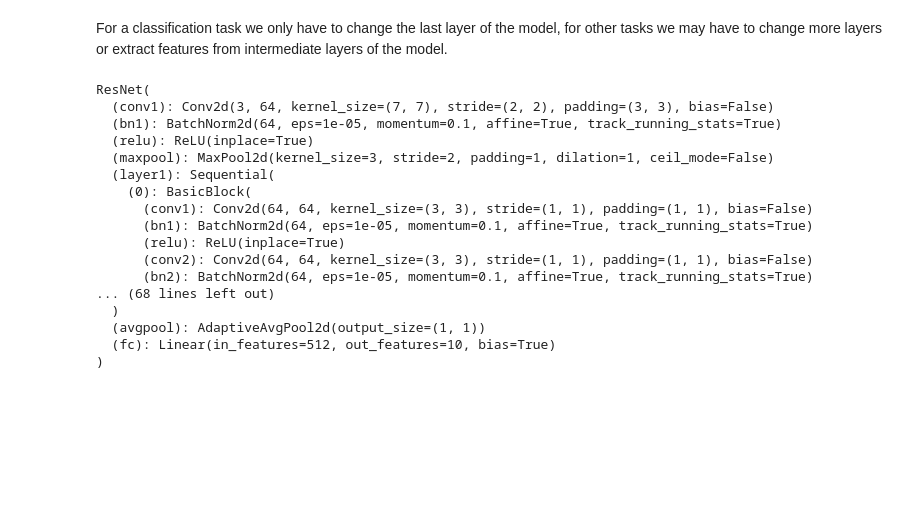
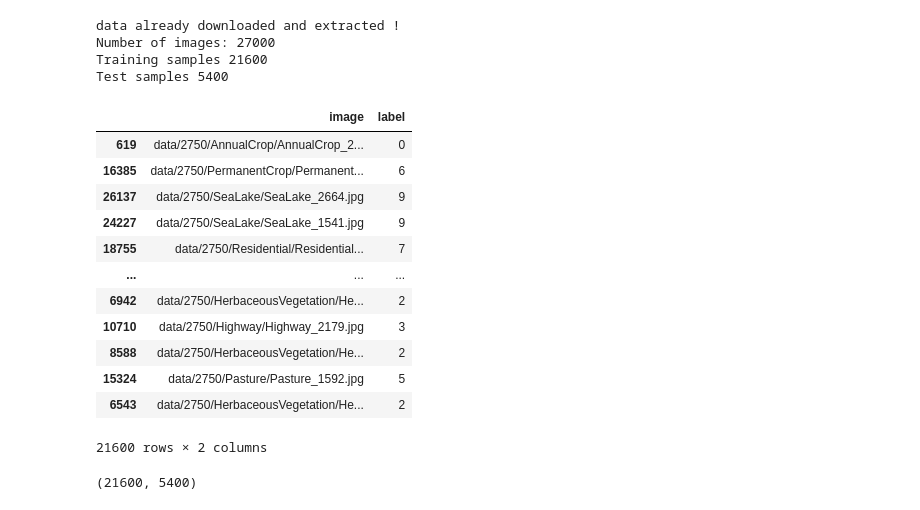
Before and after one commit to juansensio/convnets, a Jupyter notebook: learn/03_transfer_learning.ipynb, the cells around one changed output. Drawn from its saved outputs; the diff is of its cells as text; code cells hidden in the pictures; blank space fills up the shorter version.

```diff
--- a/learn/03_transfer_learning.ipynb
+++ b/learn/03_transfer_learning.ipynb
@@ -53,26 +11,0 @@ for param in model.parameters():
-# %% [markdown]
-For a classification task we only have to change the last layer of the model, for other tasks we may have to change more layers or extract features from intermediate layers of the model.
-# %%
-import torch
-
-model.fc = torch.nn.Linear(model.fc.in_features, 10)
-
-model
-# %% [output]
-ResNet(
-  (conv1): Conv2d(3, 64, kernel_size=(7, 7), stride=(2, 2), padding=(3, 3), bias=False)
-  (bn1): BatchNorm2d(64, eps=1e-05, momentum=0.1, affine=True, track_running_stats=True)
-  (relu): ReLU(inplace=True)
-  (maxpool): MaxPool2d(kernel_size=3, stride=2, padding=1, dilation=1, ceil_mode=False)
-  (layer1): Sequential(
-    (0): BasicBlock(
-      (conv1): Conv2d(64, 64, kernel_size=(3, 3), stride=(1, 1), padding=(1, 1), bias=False)
-      (bn1): BatchNorm2d(64, eps=1e-05, momentum=0.1, affine=True, track_running_stats=True)
-      (relu): ReLU(inplace=True)
-      (conv2): Conv2d(64, 64, kernel_size=(3, 3), stride=(1, 1), padding=(1, 1), bias=False)
-      (bn2): BatchNorm2d(64, eps=1e-05, momentum=0.1, affine=True, track_running_stats=True)
-... (68 lines left out)
-  )
-  (avgpool): AdaptiveAvgPool2d(output_size=(1, 1))
-  (fc): Linear(in_features=512, out_features=10, bias=True)
-)
@@ -90,0 +12,36 @@ hist = fit(model, dataloaders, optimizer, criterion, epochs=50, on_epoch_end=on_
+# %%
+from convnets.datasets import EuroSAT
+
+data = EuroSAT()
+# %% [output]
+data already downloaded and extracted !
+Number of images: 27000
+Training samples 21600
+Test samples 5400
+# %%
+data.train
+# %% [output]
+|  | image | label |
+| 619 | data/2750/AnnualCrop/AnnualCrop_2... | 0 |
+| 16385 | data/2750/PermanentCrop/Permanent... | 6 |
+| 26137 | data/2750/SeaLake/SeaLake_2664.jpg | 9 |
+| 24227 | data/2750/SeaLake/SeaLake_1541.jpg | 9 |
+| 18755 | data/2750/Residential/Residential... | 7 |
+| ... | ... | ... |
+| 6942 | data/2750/HerbaceousVegetation/He... | 2 |
+| 10710 | data/2750/Highway/Highway_2179.jpg | 3 |
+| 8588 | data/2750/HerbaceousVegetation/He... | 2 |
+| 15324 | data/2750/Pasture/Pasture_1592.jpg | 5 |
+| 6543 | data/2750/HerbaceousVegetation/He... | 2 |
+21600 rows × 2 columns
+# %%
+from convnets.datasets import ImageClassificationDataset
+
+dataset = {
+    'train': ImageClassificationDataset(data.train.image.values, data.train.label.values),
+    'val': ImageClassificationDataset(data.test.image.values, data.test.label.values),
+}
+
+len(dataset['train']), len(dataset['val'])
+# %% [output]
+(21600, 5400)
```
Also changed, not shown: parts of 19 cells of this notebook, 7 other files.
